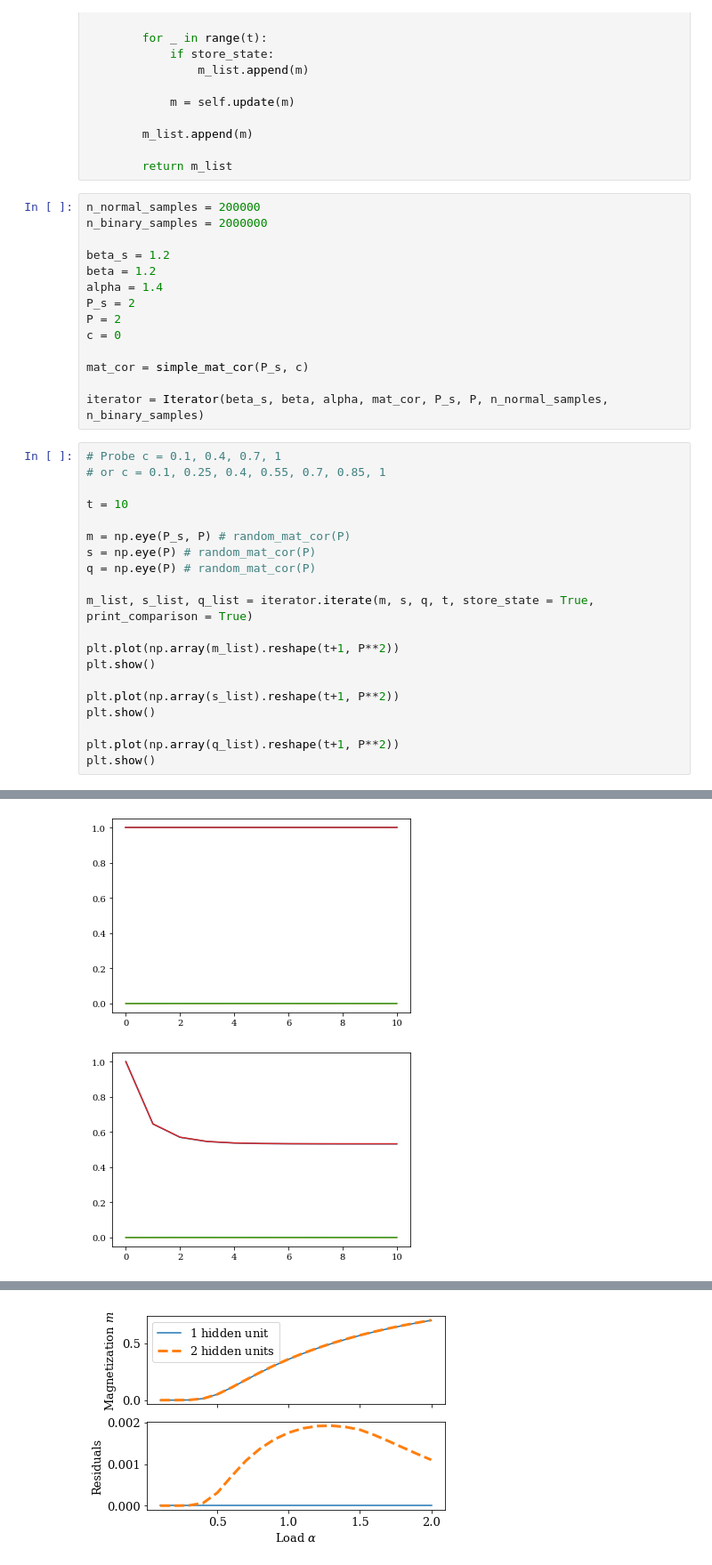
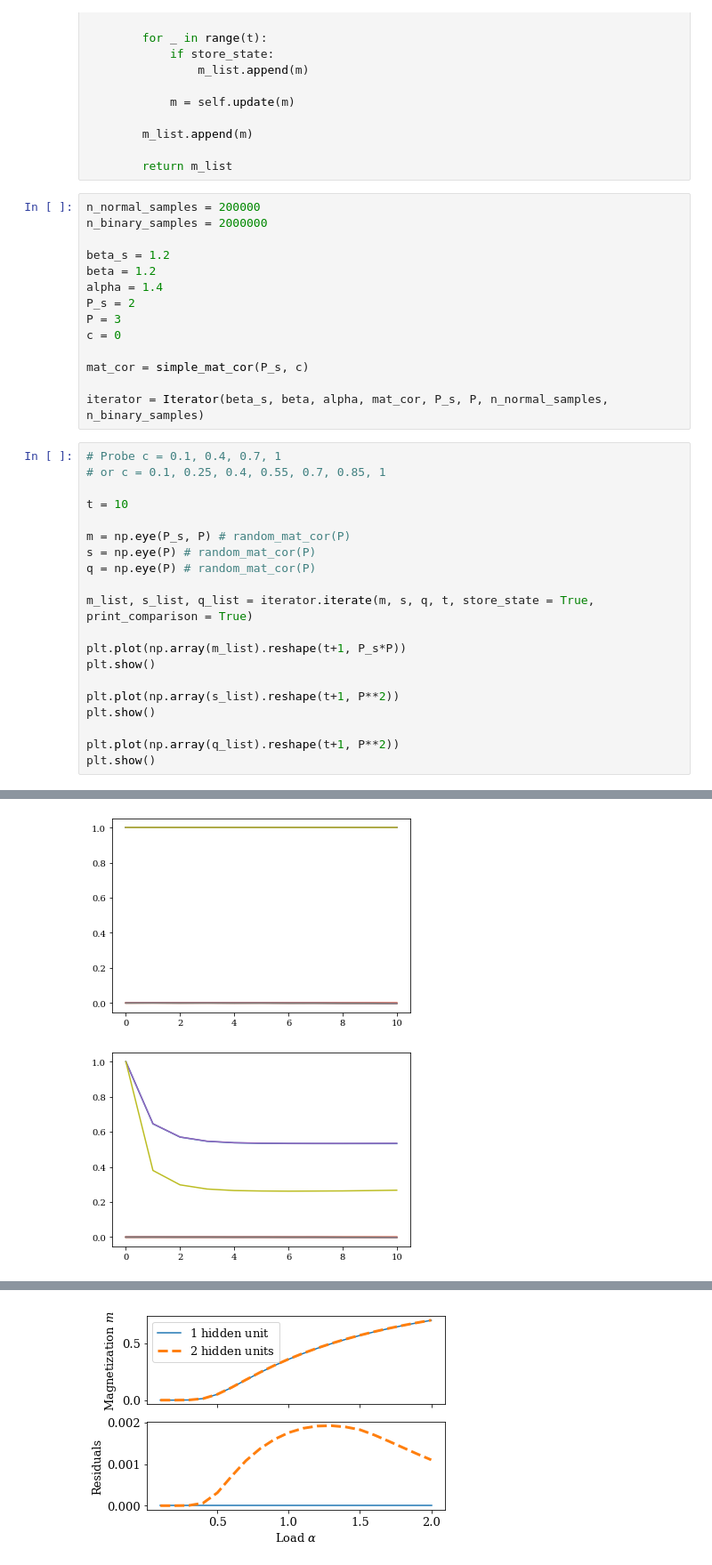
Before and after one commit to RobinTher/BM_fixed_point_iterations, a Jupyter notebook: Fixed_point_iterations.ipynb, the cells around one changed output, grey strips where cells are left out. Shown at 89% size. Drawn from its saved outputs; the diff is of its cells as text.

```diff
--- a/Fixed_point_iterations.ipynb
+++ b/Fixed_point_iterations.ipynb
@@ -297,7 +288,7 @@ beta_s = 1.2
 beta = 1.2
 alpha = 1.4
 P_s = 2
-P = 2
+P = 3
 c = 0
 
 mat_cor = simple_mat_cor(P_s, c)
@@ -315,7 +306,7 @@ q = np.eye(P) # random_mat_cor(P)
 
 m_list, s_list, q_list = iterator.iterate(m, s, q, t, store_state = True, print_comparison = True)
 
-plt.plot(np.array(m_list).reshape(t+1, P**2))
+plt.plot(np.array(m_list).reshape(t+1, P_s*P))
 plt.show()
 
 plt.plot(np.array(s_list).reshape(t+1, P**2))
@@ -345,2 +336,2 @@ Analytical q:
-[figure, old version]
+[figure, new version]
-[figure, old version]
+[figure, new version]
```
Also changed, not shown: parts of 7 cells of this notebook.
